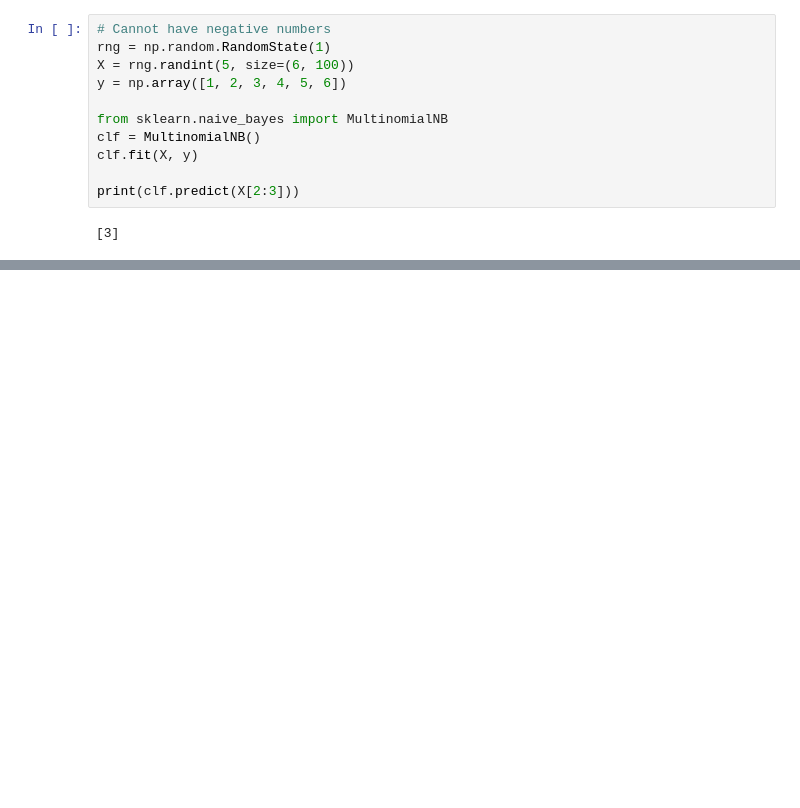
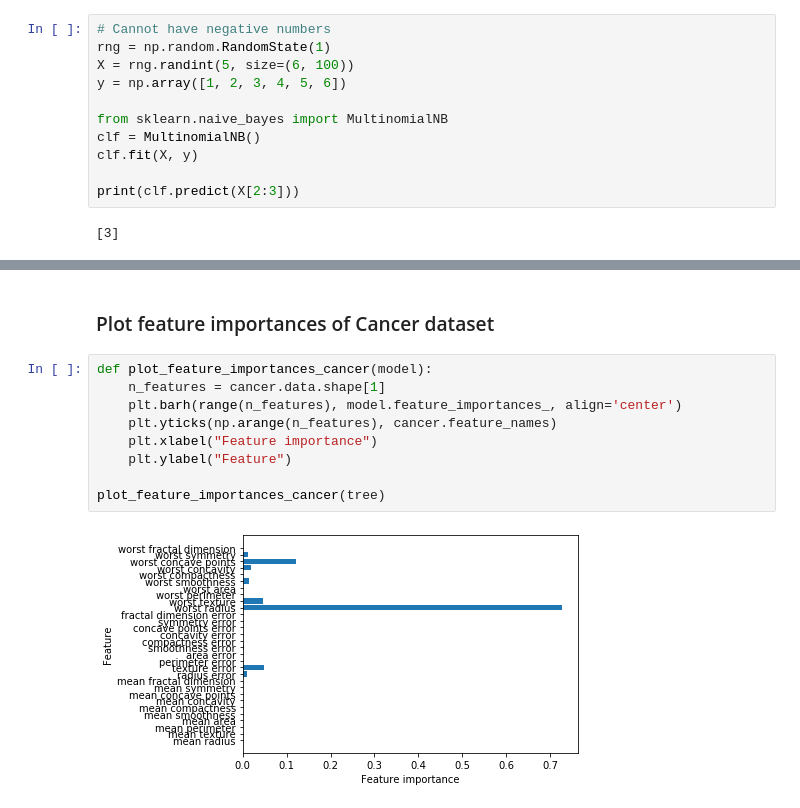
Before and after one commit to valarao/ml-tinkering, a Jupyter notebook: 2-supervised-learning.ipynb, the cells around one changed output, grey strips where cells are left out. Saved outputs shown, nothing was run; the diff lists cells and outputs as text; blank space fills up the shorter version.

```diff
--- a/2-supervised-learning.ipynb
+++ b/2-supervised-learning.ipynb
@@ -659,0 +727,13 @@ print(clf.predict(X[2:3]))
+# %% [markdown]
+### Plot feature importances of Cancer dataset
+# %%
+def plot_feature_importances_cancer(model):
+    n_features = cancer.data.shape[1]
+    plt.barh(range(n_features), model.feature_importances_, align='center')
+    plt.yticks(np.arange(n_features), cancer.feature_names)
+    plt.xlabel("Feature importance")
+    plt.ylabel("Feature")
+
+plot_feature_importances_cancer(tree)
+# %% [output]
+[figure, added]
```
Also changed, not shown: parts of 21 cells of this notebook, 7 other files.
